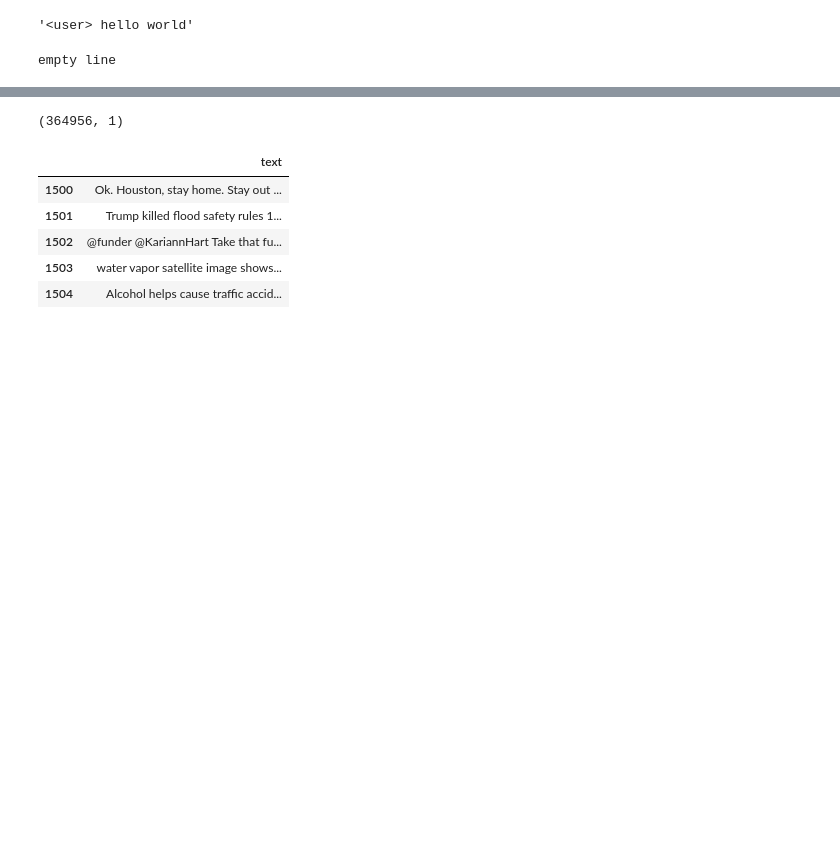
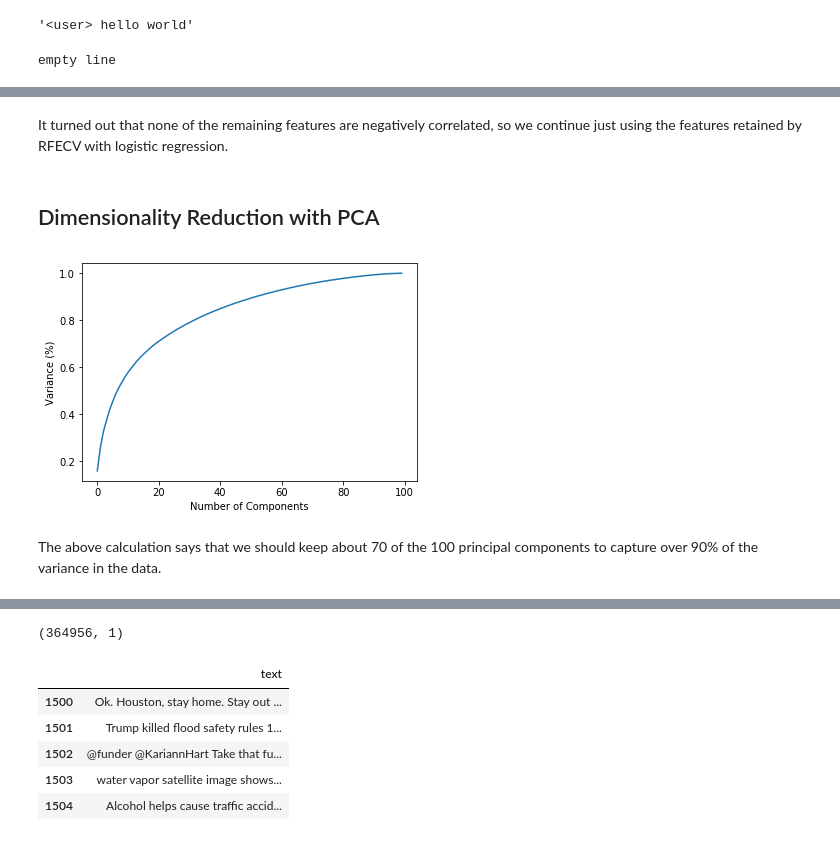
Before and after one commit to shenoy10/Harvey_Machine_Learning, a Jupyter notebook: Embedding_Model.ipynb, the cells around one changed output, grey strips where cells are left out. Saved outputs shown, nothing was run; the diff lists cells and outputs as text; code cells hidden in the pictures; blank space fills up the shorter version.

```diff
--- a/Embedding_Model.ipynb
+++ b/Embedding_Model.ipynb
@@ -311,0 +375,12 @@ df_view
+# %%
+#just keep the top half highest-scoring features
+forest = ExtraTreesClassifier()
+forest.fit(dfv, labels)
+scored_features = list(sorted(zip(forest.feature_importances_, map(lambda x: 'v' + str(x), range(vec_length))))[:25])
+drop_features = []
+
+for score, feat in scored_features[:100]:
+    drop_features.append(feat)
+
+df_forest = dfv.drop(drop_features, axis=1)
+print_stats(models, method, df_forest, labels)
@@ -311,0 +431,26 @@ df_view
+# %% [markdown]
+It turned out that none of the remaining features are negatively correlated, so we continue just using the features retained by RFECV with logistic regression.
+# %% [markdown]
+## Dimensionality Reduction with PCA
+# %%
+import numpy as np
+from sklearn.decomposition import PCA
+from sklearn.preprocessing import MinMaxScaler
+import matplotlib.pyplot as plt
+
+#rescale the data
+data = dfv.values
+scaler = MinMaxScaler(feature_range=[0, 1])
+data_rescaled = scaler.fit_transform(data)
+
+pca = PCA().fit(data_rescaled)
+
+plt.figure()
+plt.plot(np.cumsum(pca.explained_variance_ratio_))
+plt.xlabel('Number of Components')
+plt.ylabel('Variance (%)') #for each component
+plt.show()
+# %% [output]
+[figure, added]
+# %% [markdown]
+The above calculation says that we should keep about 70 of the 100 principal components to capture over 90% of the variance in the data.
```
Also changed, not shown: parts of 19 cells of this notebook, 1 other file.
